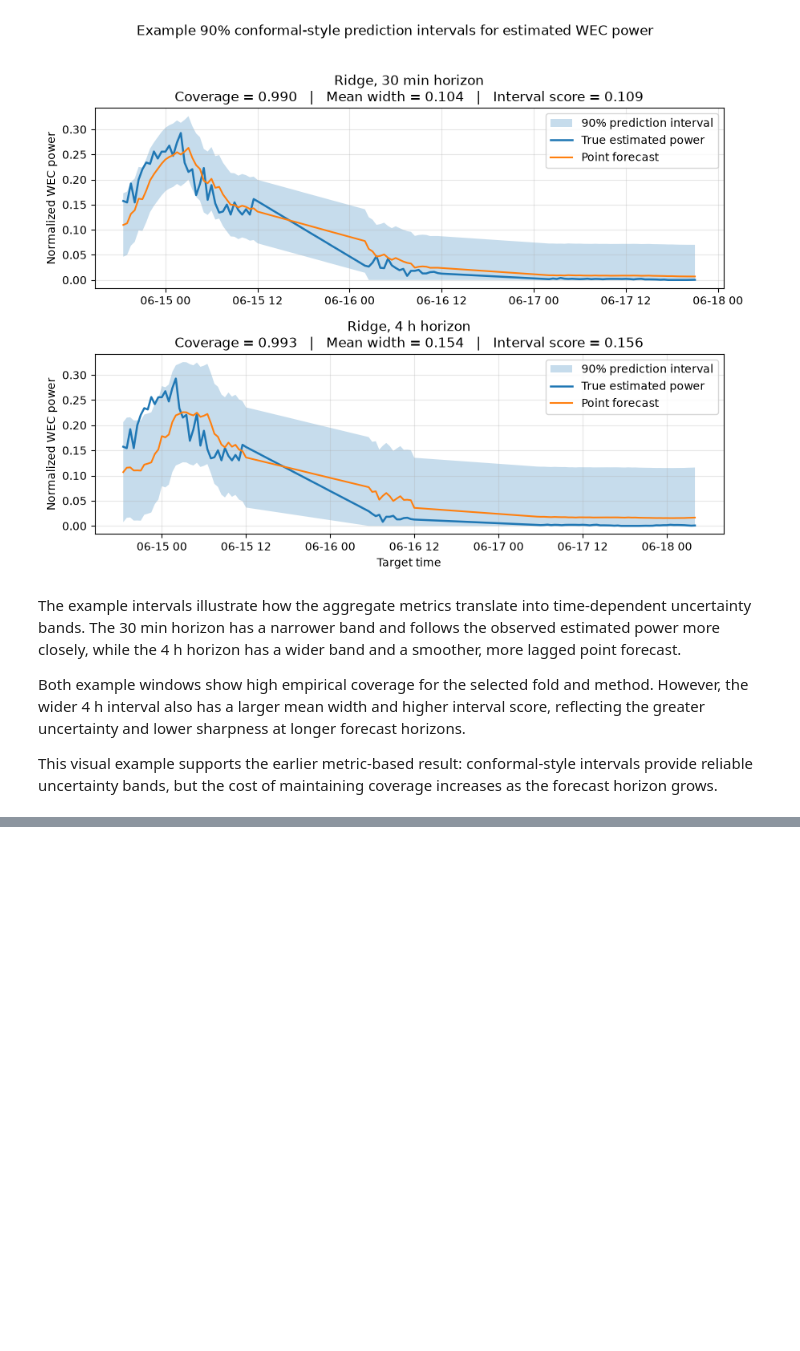
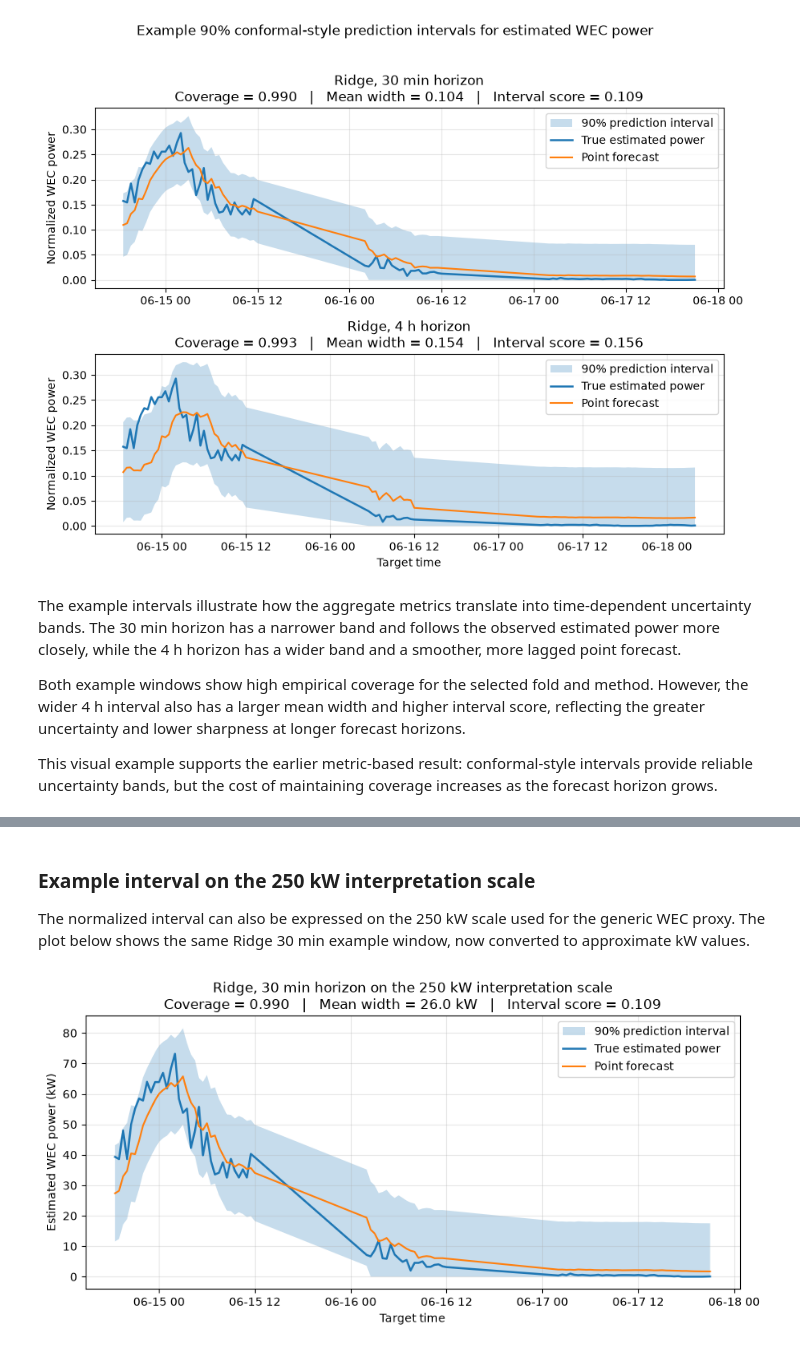
Before and after one commit to ChouaibB/wave-energy-forecasting-storage-ml, a Jupyter notebook: notebooks/04_prediction_intervals_uncertainty.ipynb, the cells around one changed output, grey strips where cells are left out. Cells and saved outputs as stored; diff of their text form; code cells hidden in the pictures; blank space fills up the shorter version.

Commit message:
examples of the point forecast and PI on the kW scale for interpretation

```diff
--- a/notebooks/04_prediction_intervals_uncertainty.ipynb
+++ b/notebooks/04_prediction_intervals_uncertainty.ipynb
@@ -1337,0 +1401,75 @@ This visual example supports the earlier metric-based result: conformal-style in
+# %% [markdown]
+### Example interval on the 250 kW interpretation scale
+
+The normalized interval can also be expressed on the 250 kW scale used for the generic WEC proxy. The plot below shows the same Ridge 30 min example window, now converted to approximate kW values.
+# %%
+kw_example_df = interval_predictions.query(
+    "interval_method == @example_method "
+    "and model == @example_model "
+    "and interval_level == @example_level "
+    "and fold_id == @example_fold "
+    "and horizon_steps == 1"
+).copy()
+
+kw_example_df = kw_example_df.sort_values("target_time")
+kw_window_df = select_high_variation_window(kw_example_df, window_size=96)
+
+metrics_row_kw = (
+    interval_metrics_by_fold.query(
+        "interval_method == @example_method "
+        "and model == @example_model "
+        "and interval_level == @example_level "
+        "and fold_id == @example_fold "
+        "and horizon_steps == 1"
+    )
+    .iloc[0]
+)
+
+coverage_val = metrics_row_kw["empirical_coverage"]
+width_kw_val = metrics_row_kw["mean_width_kw_250"]
+score_val = metrics_row_kw["mean_interval_score_norm"]
+
+fig, ax = plt.subplots(figsize=(9, 4.5))
+
+ax.fill_between(
+    kw_window_df["target_time"],
+    kw_window_df["lower_kw_250"],
+    kw_window_df["upper_kw_250"],
+    alpha=0.25,
+    label="90% prediction interval",
+)
+
+ax.plot(
+    kw_window_df["target_time"],
+    kw_window_df["y_true_kw_250"],
+    linewidth=1.8,
+    label="True estimated power",
+)
+
+ax.plot(
+    kw_window_df["target_time"],
+    kw_window_df["y_pred_kw_250"],
+    linewidth=1.5,
+    label="Point forecast",
+)
+
+ax.set_title(
+    "Ridge, 30 min horizon on the 250 kW interpretation scale\n"
+    f"Coverage = {coverage_val:.3f}   |   "
+    f"Mean width = {width_kw_val:.1f} kW   |   "
+    f"Interval score = {score_val:.3f}",
+    fontsize=12,
+)
+
+ax.set_xlabel("Target time")
+ax.set_ylabel("Estimated WEC power (kW)")
+ax.grid(True, alpha=0.3)
+ax.legend(loc="upper right")
+
+fig.tight_layout()
+
+example_intervals_kw_path = FIGURES_DIR / "prediction_intervals_example_250kw.png"
+fig.savefig(example_intervals_kw_path, dpi=200, bbox_inches="tight")
+plt.show()
+# %% [output]
+[figure, added]
```
Also changed, not shown: parts of 3 cells of this notebook, 2 other files.
